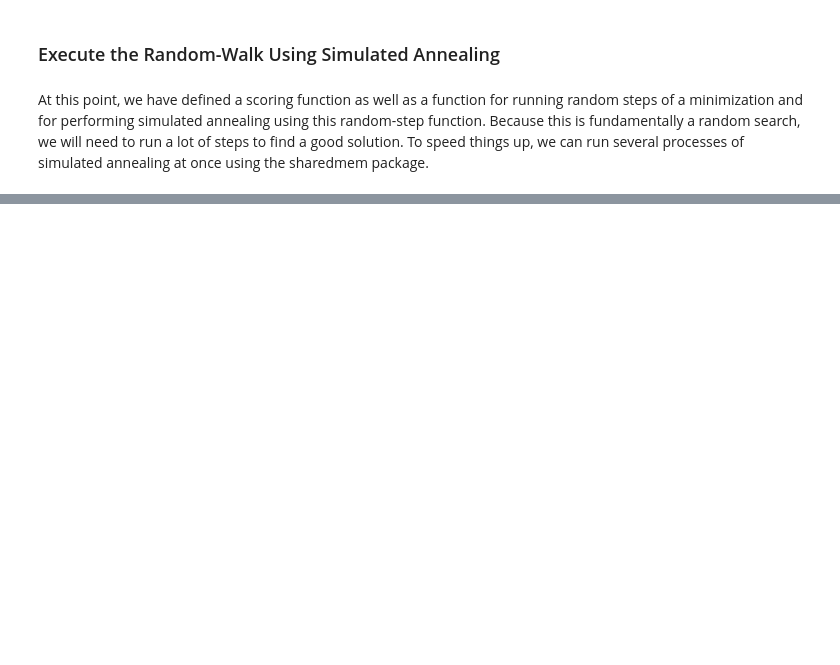
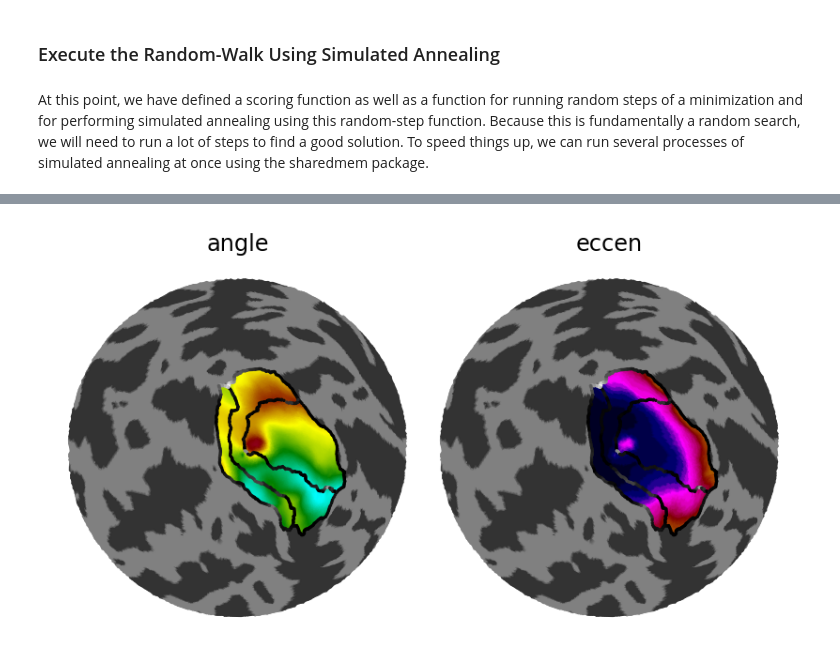
Before and after one commit to noahbenson/visual-autolabel, a Jupyter notebook: notebook.ipynb, the cells around one changed output, grey strips where cells are left out. Drawn from its saved outputs; the diff is of its cells as text; code cells hidden in the pictures; blank space fills up the shorter version.

```diff
--- a/notebook.ipynb
+++ b/notebook.ipynb
@@ -865,0 +870,32 @@ pass
+# %%
+# Convert the labels for the flatmap into labels for the hemisphere
+hemi_label = np.zeros(hemi.vertex_count, dtype='int')
+hemi_label[fmap.labels] = min_label
+# Perform the cleaning; output it as polar_angle and eccentricity
+cl = ny.vision.clean_retinotopy(hemi, 'prf_', visual_area=hemi_label,
+                                output_style='visual')
+(clean_angle, clean_eccen) = cl
+# %%
+# Plot the result of the above steps; setup the matplotlib/pyplot figure:
+(fig,axs) = plt.subplots(1,2, figsize=(5.5,5.5/2), dpi=144)
+fig.subplots_adjust(0,0,1,1,0,0)
+
+mask = (min_label, (1,2,3))
+ny.cortex_plot(fmap, color=clean_angle[fmap.labels], axes=axs[0],
+               mask=mask, cmap='polar_angle', vmin=-180, vmax=180)
+ny.cortex_plot(fmap, color=clean_eccen[fmap.labels], axes=axs[1],
+               mask=mask, cmap='eccentricity', vmin=0, vmax=90)
+
+for (ax,name) in zip(axs, ['angle','eccen']):
+    ax.axis('equal')
+    ax.axis('off')
+    ax.set_title(name)
+    # color the points by their pairwise scores
+    clrs = [score_pair(min_label[uu], min_label[vv], logxy[uu], logxy[vv], logmaxecc)
+            for (uu,vv) in zip(boundary_u, boundary_v)]
+    ax.scatter(boundary_coords[0], boundary_coords[1],
+               c=clrs, s=0.5, cmap='gray')
+
+pass
+# %% [output]
+[figure, added]
```
Also changed, not shown: parts of 9 cells of this notebook.
